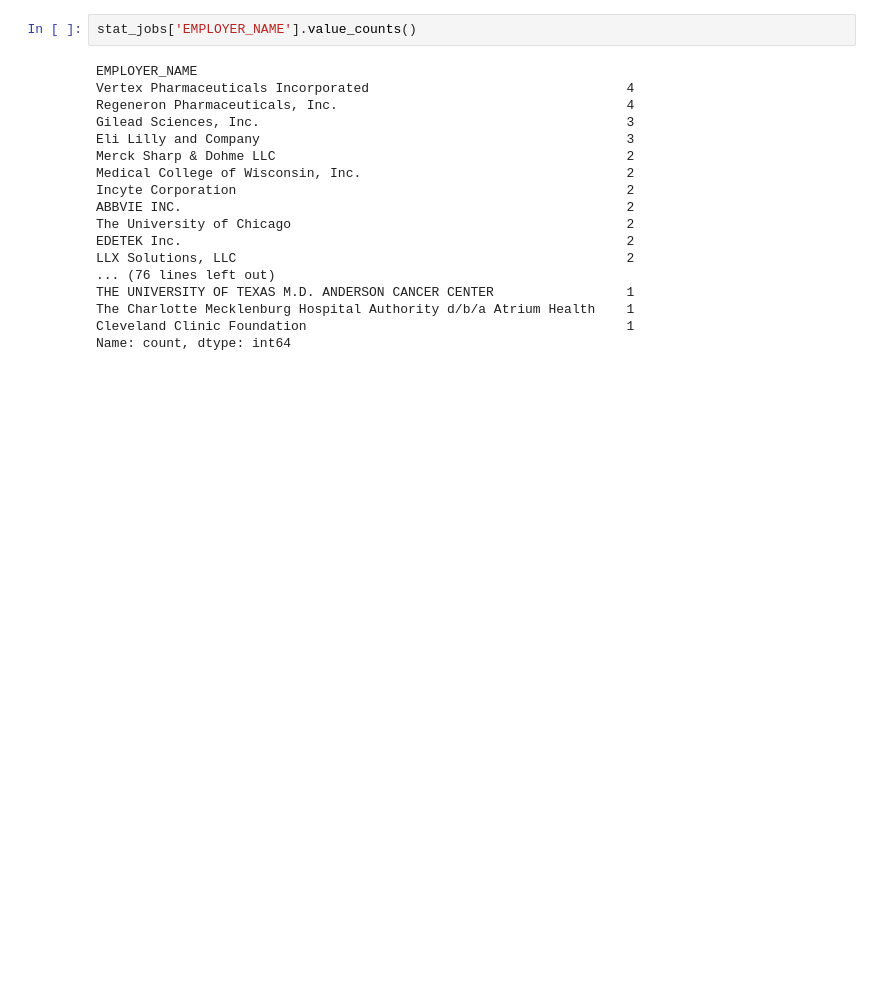
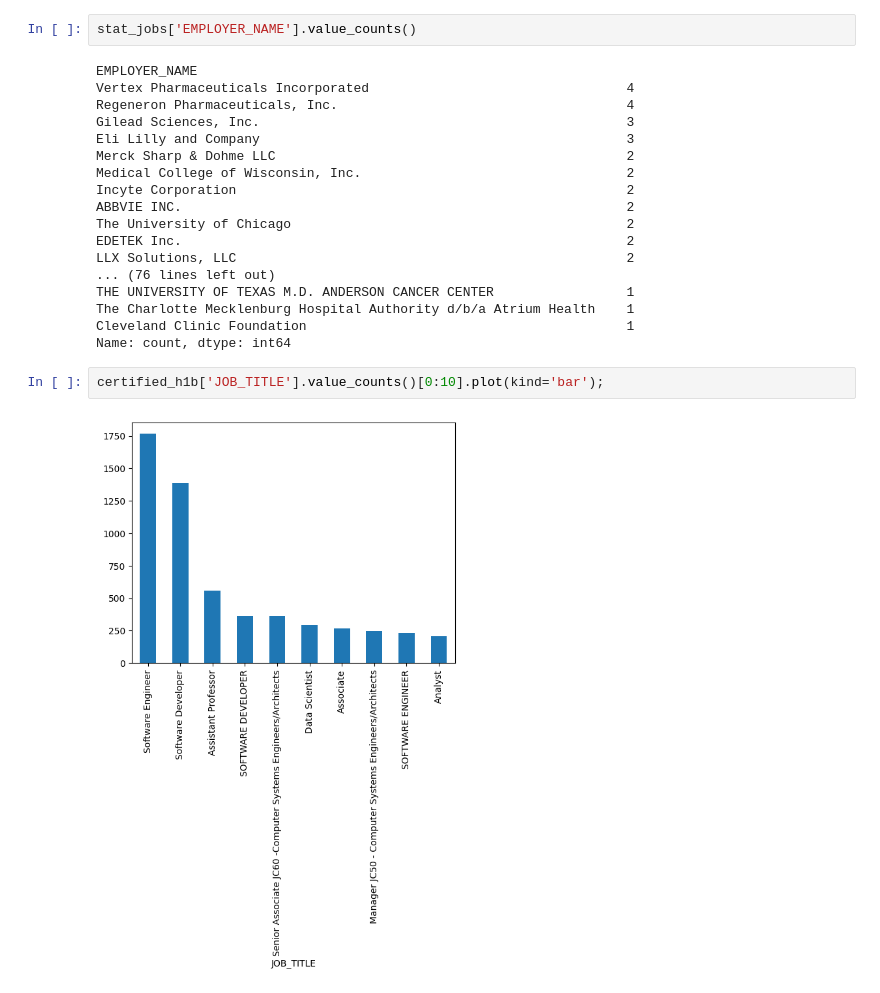
Before and after one commit to Tinashe-04/CareerPalz, a Jupyter notebook: LCA_Disclosure_Data_FY2023_Q4.ipynb, the cells around one changed output. Drawn from its saved outputs; the diff is of its cells as text; blank space fills up the shorter version.

```diff
--- a/LCA_Disclosure_Data_FY2023_Q4.ipynb
+++ b/LCA_Disclosure_Data_FY2023_Q4.ipynb
@@ -327,3 +327,7 @@ THE UNIVERSITY OF TEXAS M.D. ANDERSON CANCER CENTER                 1
 The Charlotte Mecklenburg Hospital Authority d/b/a Atrium Health    1
 Cleveland Clinic Foundation                                         1
 Name: count, dtype: int64
+# %%
+certified_h1b['JOB_TITLE'].value_counts()[0:10].plot(kind='bar');
+# %% [output]
+[figure, added]
```
Also changed, not shown: parts of 3 cells of this notebook.
